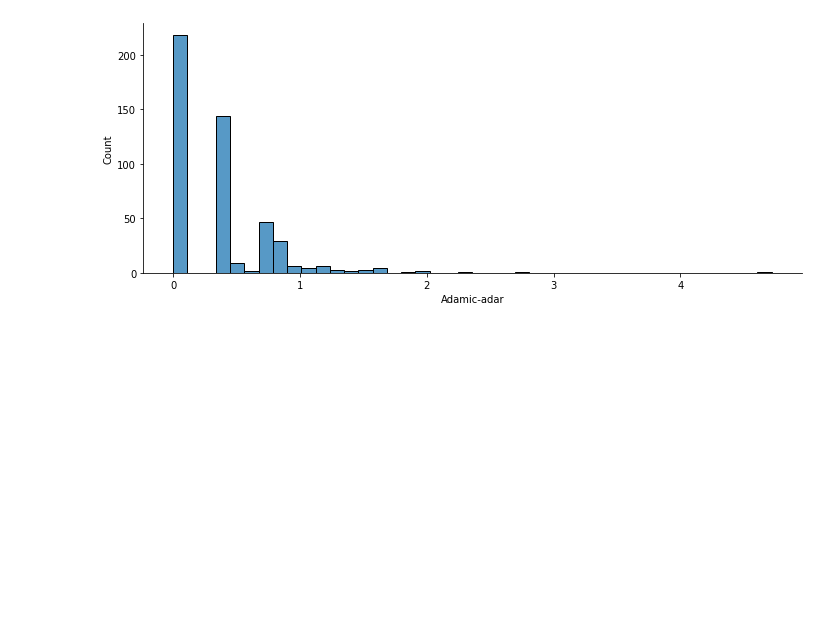
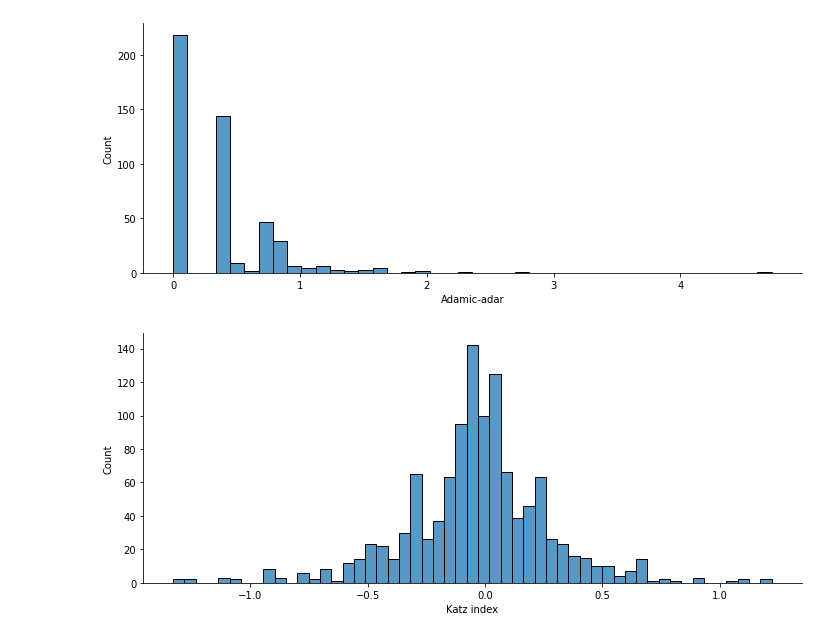
Before and after one commit to thalyson004/Machine-Learning-with-Graphs, a Jupyter notebook: homework01.ipynb, the cells around one changed output. Drawn from its saved outputs; the diff is of its cells as text; code cells hidden in the pictures; blank space fills up the shorter version.

```diff
--- a/homework01.ipynb
+++ b/homework01.ipynb
@@ -101,3 +102,17 @@ graph_by_list(adamic, xlabel="Adamic-adar", ylabel="Count")
 [figure]
 # %%
 # Katz index
+N = len(list(G.nodes))
+A = np.array(nx.adjacency_matrix(G).todense())
+I = np.identity(N, int)
+
+L = nx.normalized_laplacian_matrix(G)
+e = np.linalg.eigvals(L.A)
+beta = 1/max(e)
+
+katz_matrix = np.linalg.inv((I - beta*A)) - I
+katz_values = katz_matrix.reshape( len(katz_matrix)*len(katz_matrix[0]) )
+
+graph_by_list(katz_values, xlabel="Katz index", ylabel="Count")
+# %% [output]
+[figure, added]
```
Also changed, not shown: parts of 1 cell of this notebook.
